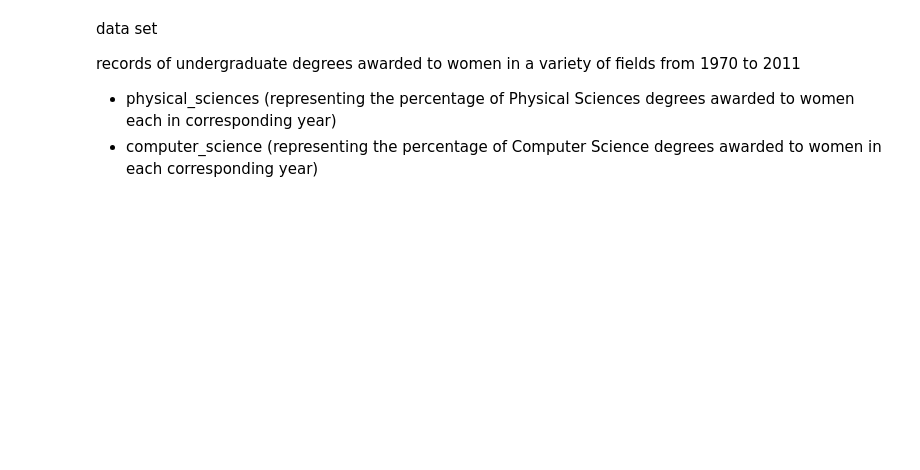
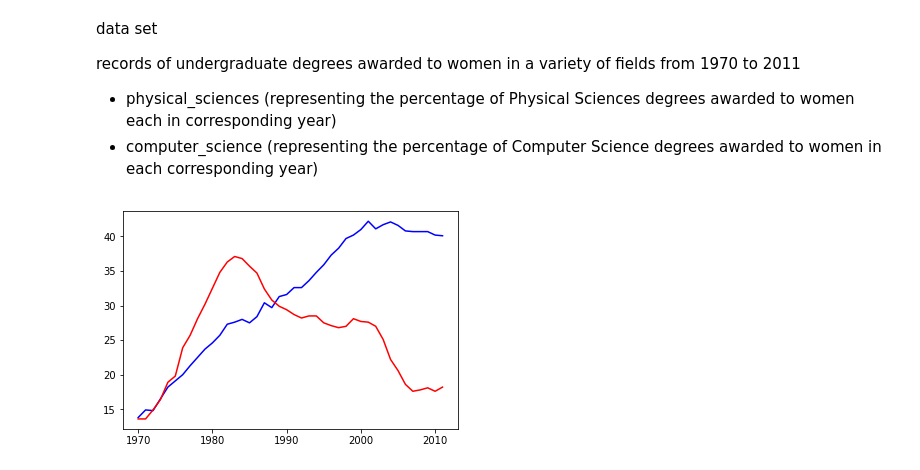
Before and after one commit to cyrsis/TensorflowPY36CPU, a Jupyter notebook: _14_Plot/Visualization.ipynb, the cells around one changed output. Drawn from its saved outputs; the diff is of its cells as text; code cells hidden in the pictures; blank space fills up the shorter version.

Commit message:
Add more plot

```diff
--- a/_14_Plot/Visualization.ipynb
+++ b/_14_Plot/Visualization.ipynb
@@ -31,14 +33,16 @@ computer_science = np.array([ 13.6,  13.6,  14.9,  16.4,  18.9,  19.8,  23.9,  2
 # %%
 # Import matplotlib.pyplot
 import matplotlib.pyplot as plt
 %matplotlib inline
 
 # Plot in blue the % of degrees awarded to women in the Physical Sciences
 #Add a 'blue' line plot of the % of degrees awarded to women in the Physical Sciences (physical_sciences) from 1970 to 2011 (year). Note that the x-axis should be specified first.
-plt.plot(____, ____, ___='blue')
+plt.plot(year, physical_sciences, color='blue')
 
 # Plot in red the % of degrees awarded to women in Computer Science
-____
+plt.plot(year, computer_science, color='red')
 
 # Display the plot
-____
+plt.show()
+# %% [output]
+[figure, added]
```
Also changed, not shown: parts of 8 cells of this notebook.
